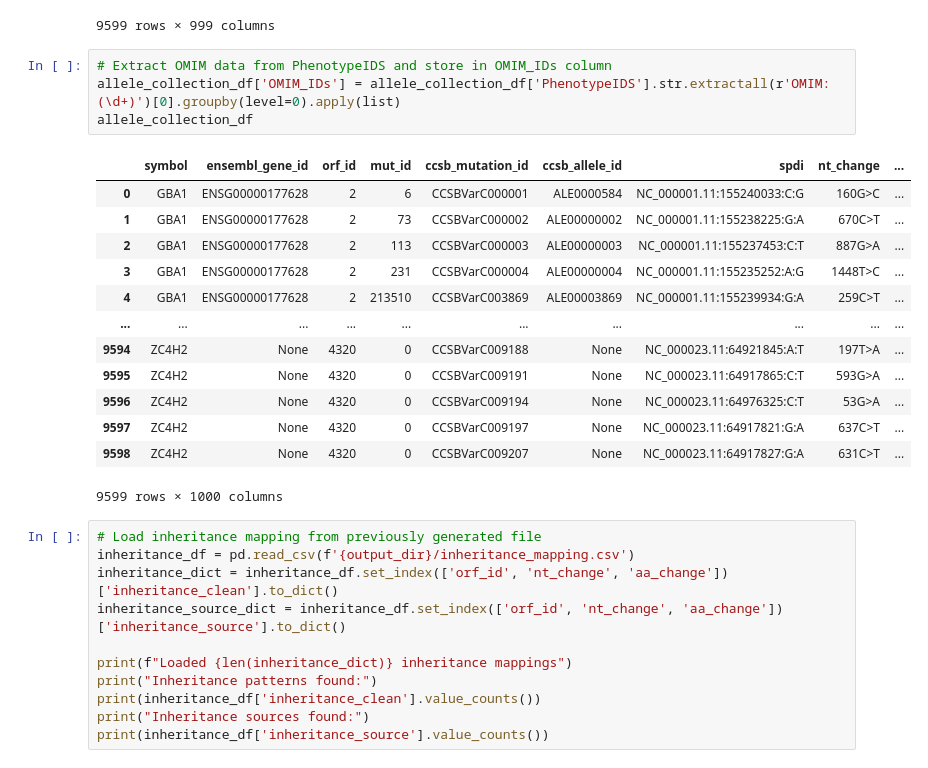
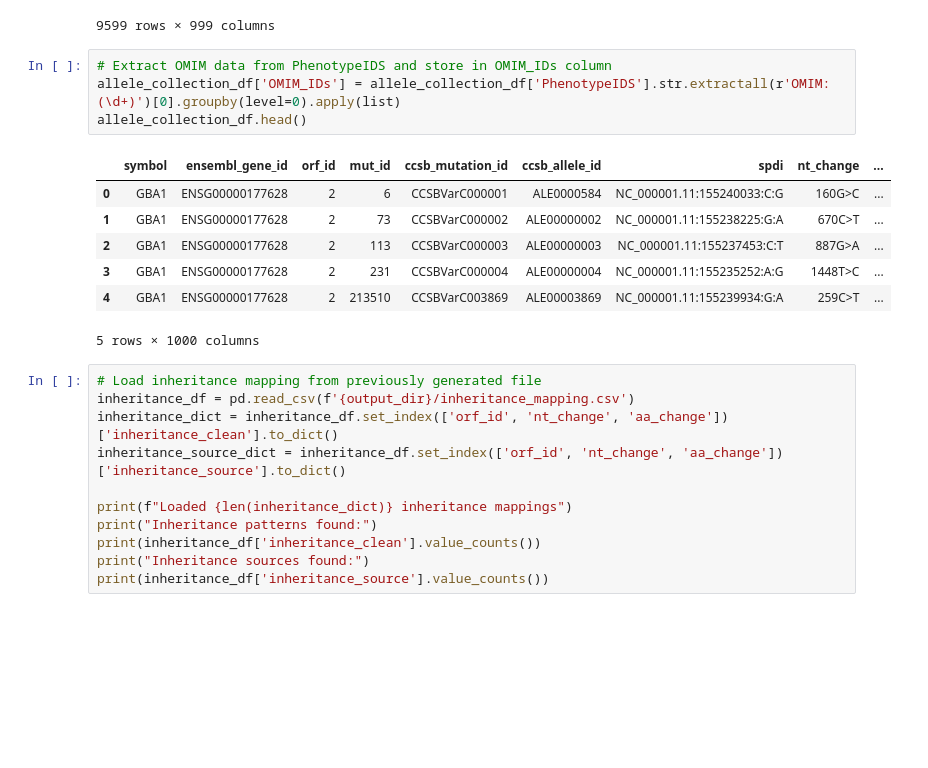
Before and after one commit to broadinstitute/2025_laval_submitted, a Jupyter notebook: 1_allele_collection/2_analysis/2_map_MOI_OMIM_disease_module_allele_collection.ipynb, the cells around one changed output. Cells and saved outputs as stored; diff of their text form; blank space fills up the shorter version.

Commit message:
Adding the analysis scripts for allele mapping

```diff
--- a/1_allele_collection/2_analysis/2_map_MOI_OMIM_disease_module_allele_collection.ipynb
+++ b/1_allele_collection/2_analysis/2_map_MOI_OMIM_disease_module_allele_collection.ipynb
@@ -29,21 +29,15 @@ allele_collection_df
 # %%
 # Extract OMIM data from PhenotypeIDS and store in OMIM_IDs column
 allele_collection_df['OMIM_IDs'] = allele_collection_df['PhenotypeIDS'].str.extractall(r'OMIM:(\d+)')[0].groupby(level=0).apply(list)
-allele_collection_df
+allele_collection_df.head()
 # %% [output]
 |  | symbol | ensembl_gene_id | orf_id | mut_id | ccsb_mutation_id | ccsb_allele_id | spdi | nt_change | ... |
 | 0 | GBA1 | ENSG00000177628 | 2 | 6 | CCSBVarC000001 | ALE0000584 | NC_000001.11:155240033:C:G | 160G>C | ... |
 | 1 | GBA1 | ENSG00000177628 | 2 | 73 | CCSBVarC000002 | ALE00000002 | NC_000001.11:155238225:G:A | 670C>T | ... |
 | 2 | GBA1 | ENSG00000177628 | 2 | 113 | CCSBVarC000003 | ALE00000003 | NC_000001.11:155237453:C:T | 887G>A | ... |
 | 3 | GBA1 | ENSG00000177628 | 2 | 231 | CCSBVarC000004 | ALE00000004 | NC_000001.11:155235252:A:G | 1448T>C | ... |
 | 4 | GBA1 | ENSG00000177628 | 2 | 213510 | CCSBVarC003869 | ALE00003869 | NC_000001.11:155239934:G:A | 259C>T | ... |
-| ... | ... | ... | ... | ... | ... | ... | ... | ... | ... |
-| 9594 | ZC4H2 | None | 4320 | 0 | CCSBVarC009188 | None | NC_000023.11:64921845:A:T | 197T>A | ... |
-| 9595 | ZC4H2 | None | 4320 | 0 | CCSBVarC009191 | None | NC_000023.11:64917865:C:T | 593G>A | ... |
-| 9596 | ZC4H2 | None | 4320 | 0 | CCSBVarC009194 | None | NC_000023.11:64976325:C:T | 53G>A | ... |
-| 9597 | ZC4H2 | None | 4320 | 0 | CCSBVarC009197 | None | NC_000023.11:64917821:G:A | 637C>T | ... |
-| 9598 | ZC4H2 | None | 4320 | 0 | CCSBVarC009207 | None | NC_000023.11:64917827:G:A | 631C>T | ... |
-9599 rows × 1000 columns
+5 rows × 1000 columns
 # %%
 # Load inheritance mapping from previously generated file
 inheritance_df = pd.read_csv(f'{output_dir}/inheritance_mapping.csv')
```
Also changed, not shown: parts of 6 cells of this notebook, 3 other files.
